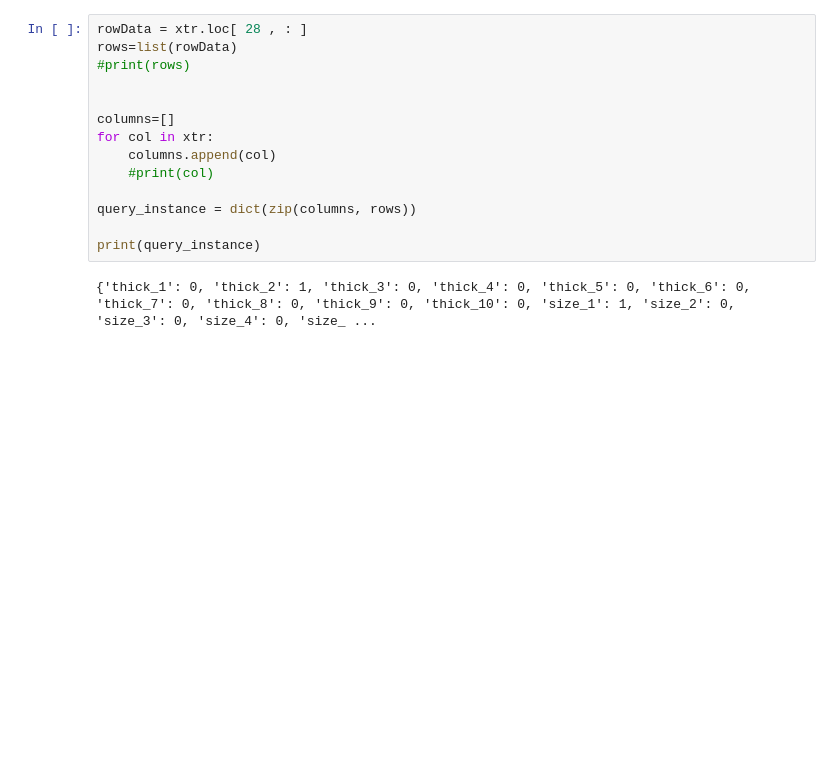
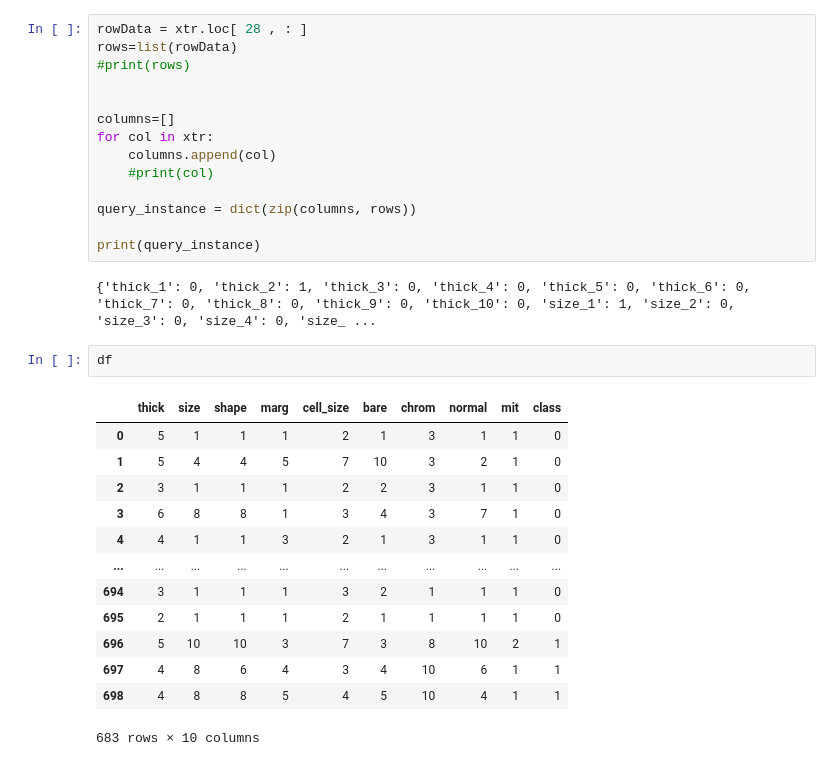
Before and after one commit to nyuvis/counterfactual_explorer, a Jupyter notebook: examples/DiCE Breast Cancer.ipynb, the cells around one changed output. Drawn from its saved outputs; the diff is of its cells as text; blank space fills up the shorter version.

```diff
--- a/examples/DiCE Breast Cancer.ipynb
+++ b/examples/DiCE Breast Cancer.ipynb
@@ -177,3 +147,19 @@ query_instance = dict(zip(columns, rows))
 print(query_instance)
 # %% [output]
 {'thick_1': 0, 'thick_2': 1, 'thick_3': 0, 'thick_4': 0, 'thick_5': 0, 'thick_6': 0, 'thick_7': 0, 'thick_8': 0, 'thick_9': 0, 'thick_10': 0, 'size_1': 1, 'size_2': 0, 'size_3': 0, 'size_4': 0, 'size_ ...
+# %%
+df
+# %% [output]
+|  | thick | size | shape | marg | cell_size | bare | chrom | normal | mit | class |
+| 0 | 5 | 1 | 1 | 1 | 2 | 1 | 3 | 1 | 1 | 0 |
+| 1 | 5 | 4 | 4 | 5 | 7 | 10 | 3 | 2 | 1 | 0 |
+| 2 | 3 | 1 | 1 | 1 | 2 | 2 | 3 | 1 | 1 | 0 |
+| 3 | 6 | 8 | 8 | 1 | 3 | 4 | 3 | 7 | 1 | 0 |
+| 4 | 4 | 1 | 1 | 3 | 2 | 1 | 3 | 1 | 1 | 0 |
+| ... | ... | ... | ... | ... | ... | ... | ... | ... | ... | ... |
+| 694 | 3 | 1 | 1 | 1 | 3 | 2 | 1 | 1 | 1 | 0 |
+| 695 | 2 | 1 | 1 | 1 | 2 | 1 | 1 | 1 | 1 | 0 |
+| 696 | 5 | 10 | 10 | 3 | 7 | 3 | 8 | 10 | 2 | 1 |
+| 697 | 4 | 8 | 6 | 4 | 3 | 4 | 10 | 6 | 1 | 1 |
+| 698 | 4 | 8 | 8 | 5 | 4 | 5 | 10 | 4 | 1 | 1 |
+683 rows × 10 columns
```
Also changed, not shown: parts of 9 cells of this notebook, 2 other files.
